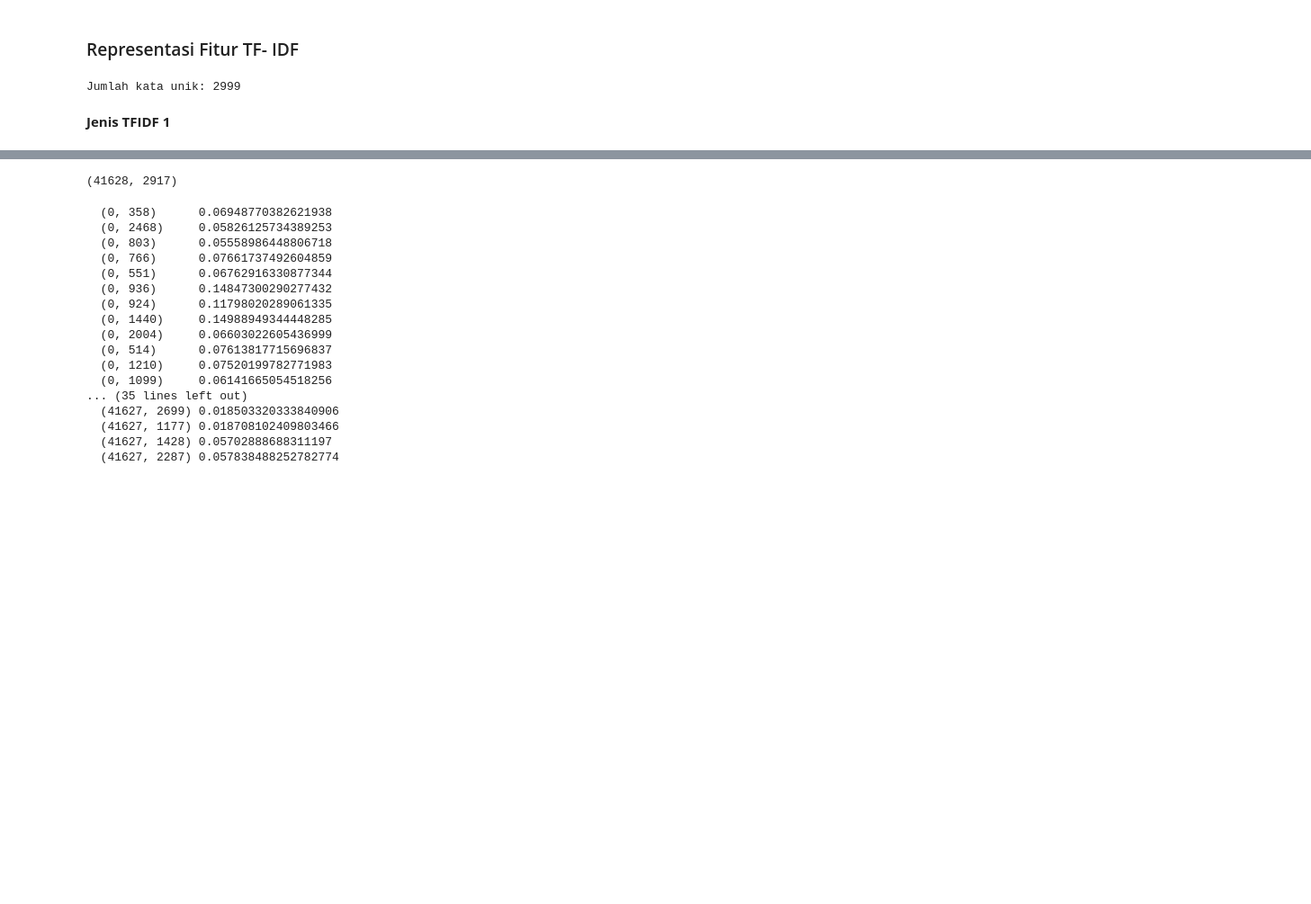
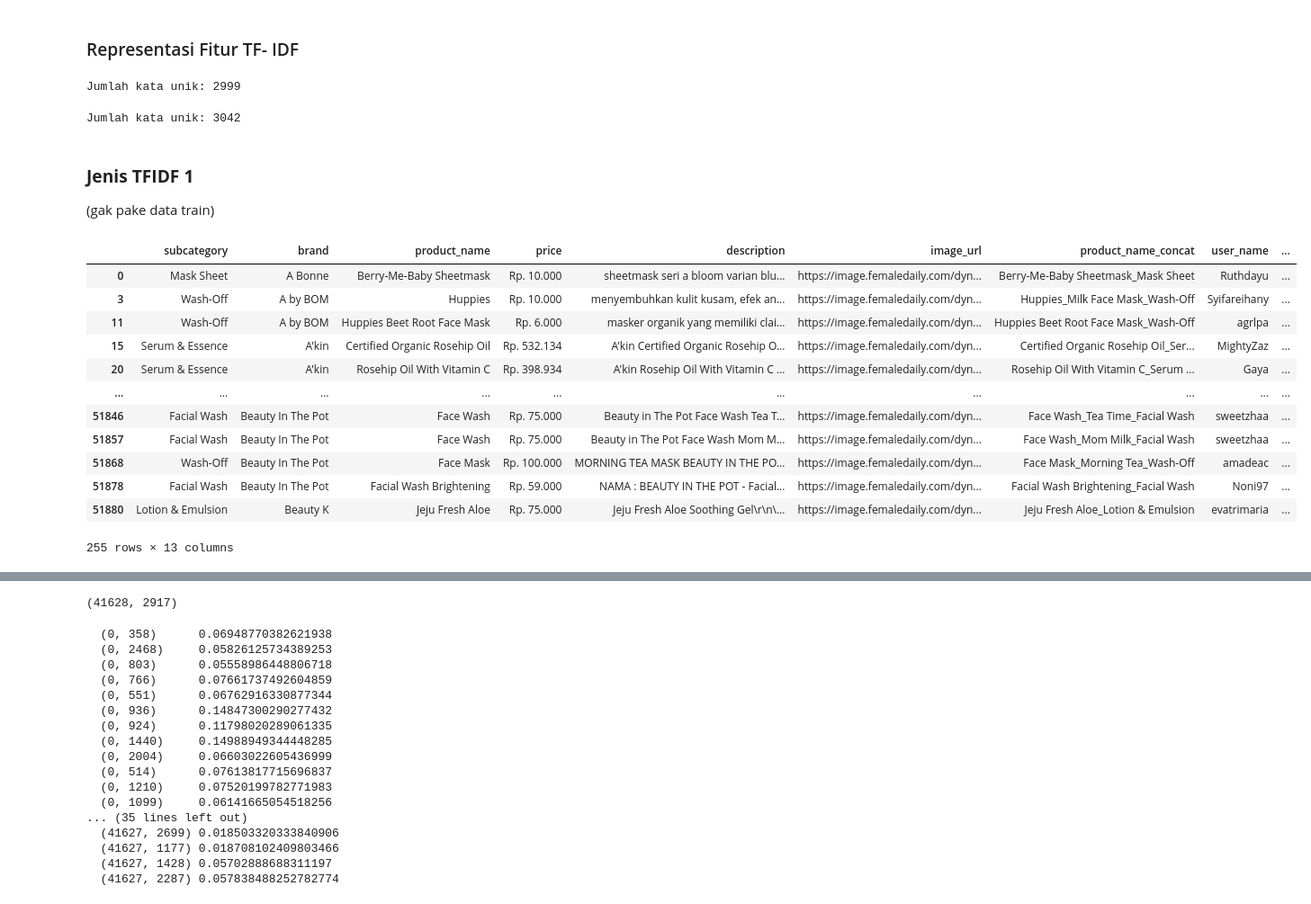
Before and after one commit to SriYanisaa/Sistem-Rekomendasi-Hybrid-FIltering, a Jupyter notebook: modeling_cf_cbf.ipynb, the cells around one changed output, grey strips where cells are left out. Shown at 90% size. Drawn from its saved outputs; the diff is of its cells as text; code cells hidden in the pictures; blank space fills up the shorter version.

```diff
--- a/modeling_cf_cbf.ipynb
+++ b/modeling_cf_cbf.ipynb
@@ -119,5 +116,35 @@ for text in df_train["description_processed"]:
 print("Jumlah kata unik:", len(description_words))
 # %% [output]
 Jumlah kata unik: 2999
+# %%
+# Menghitung jumlah kata unik pada kolom "description_processed" (data)
+description_words = set()
+for text in data["description_processed"]:
+    for word in text.split():
+        description_words.add(word)
+
+print("Jumlah kata unik:", len(description_words))
+# %% [output]
+Jumlah kata unik: 3042
 # %% [markdown]
-**Jenis TFIDF 1**
+### **Jenis TFIDF 1**
+
+(gak pake data train)
+# %%
+# tampilkan data train berdasarkan description_processed agar tidak duplikat
+data_desc = data.drop_duplicates(subset=['description_processed'])
+data_desc
+# %% [output]
+|  | subcategory | brand | product_name | price | description | image_url | product_name_concat | user_name | ... |
+| 0 | Mask Sheet | A Bonne | Berry-Me-Baby Sheetmask | Rp. 10.000 | sheetmask seri a bloom varian blu... | https://image.femaledaily.com/dyn... | Berry-Me-Baby Sheetmask_Mask Sheet | Ruthdayu | ... |
+| 3 | Wash-Off | A by BOM | Huppies | Rp. 10.000 | menyembuhkan kulit kusam, efek an... | https://image.femaledaily.com/dyn... | Huppies_Milk Face Mask_Wash-Off | Syifareihany | ... |
+| 11 | Wash-Off | A by BOM | Huppies Beet Root Face Mask | Rp. 6.000 | masker organik yang memiliki clai... | https://image.femaledaily.com/dyn... | Huppies Beet Root Face Mask_Wash-Off | agrlpa | ... |
+| 15 | Serum & Essence | A'kin | Certified Organic Rosehip Oil | Rp. 532.134 | A'kin Certified Organic Rosehip O... | https://image.femaledaily.com/dyn... | Certified Organic Rosehip Oil_Ser... | MightyZaz | ... |
+| 20 | Serum & Essence | A'kin | Rosehip Oil With Vitamin C | Rp. 398.934 | A'kin Rosehip Oil With Vitamin C ... | https://image.femaledaily.com/dyn... | Rosehip Oil With Vitamin C_Serum ... | Gaya | ... |
+| ... | ... | ... | ... | ... | ... | ... | ... | ... | ... |
+| 51846 | Facial Wash | Beauty In The Pot | Face Wash | Rp. 75.000 | Beauty in The Pot Face Wash Tea T... | https://image.femaledaily.com/dyn... | Face Wash_Tea Time_Facial Wash | sweetzhaa | ... |
+| 51857 | Facial Wash | Beauty In The Pot | Face Wash | Rp. 75.000 | Beauty in The Pot Face Wash Mom M... | https://image.femaledaily.com/dyn... | Face Wash_Mom Milk_Facial Wash | sweetzhaa | ... |
+| 51868 | Wash-Off | Beauty In The Pot | Face Mask | Rp. 100.000 | MORNING TEA MASK BEAUTY IN THE PO... | https://image.femaledaily.com/dyn... | Face Mask_Morning Tea_Wash-Off | amadeac | ... |
+| 51878 | Facial Wash | Beauty In The Pot | Facial Wash Brightening | Rp. 59.000 | NAMA : BEAUTY IN THE POT - Facial... | https://image.femaledaily.com/dyn... | Facial Wash Brightening_Facial Wash | Noni97 | ... |
+| 51880 | Lotion & Emulsion | Beauty K | Jeju Fresh Aloe | Rp. 75.000 | Jeju Fresh Aloe Soothing Gel\r\n\... | https://image.femaledaily.com/dyn... | Jeju Fresh Aloe_Lotion & Emulsion | evatrimaria | ... |
+255 rows × 13 columns
```
Also changed, not shown: parts of 44 cells of this notebook, 5 other files.
